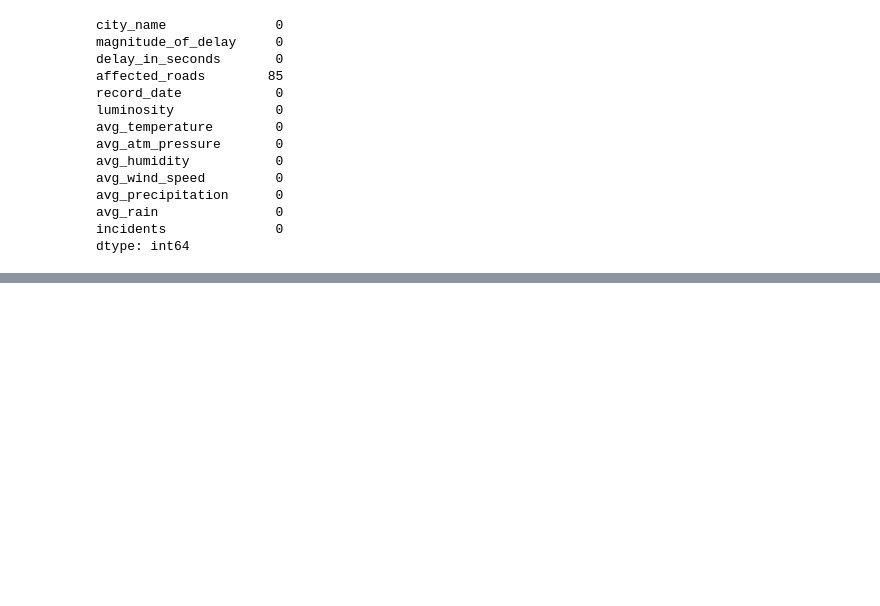
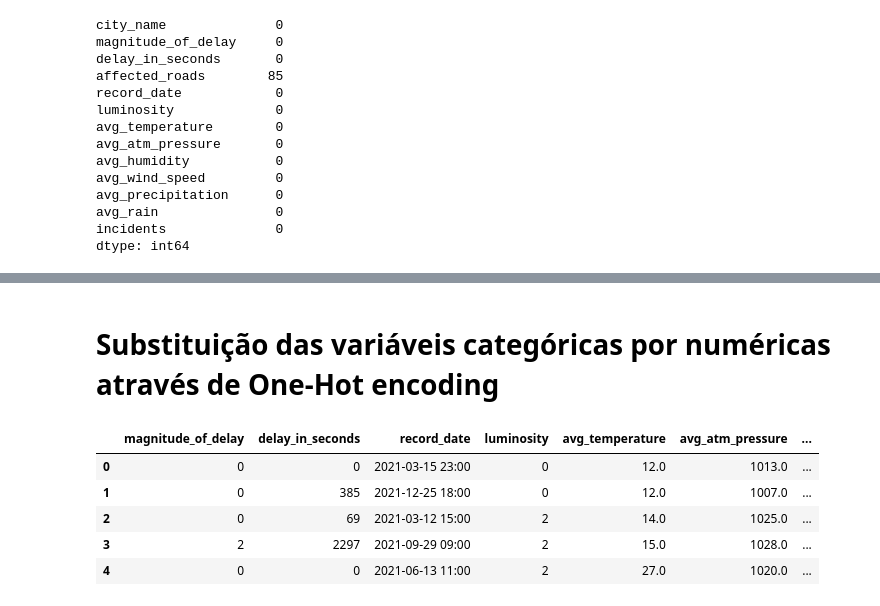
Before and after one commit to MiguelSantaCruz/DAA2022, a Jupyter notebook: Dataset Kaggle/trabalho_incidents.ipynb, the cells around one changed output, grey strips where cells are left out. Cells and saved outputs as stored; diff of their text form; code cells hidden in the pictures; blank space fills up the shorter version.

```diff
--- a/Dataset Kaggle/trabalho_incidents.ipynb
+++ b/Dataset Kaggle/trabalho_incidents.ipynb
@@ -116,0 +178,20 @@ dtype: int64
+# %% [markdown]
+# Substituição das variáveis categóricas por numéricas através de One-Hot encoding
+# %%
+replace_map_incidents = {"incidents" : {"None" : 0 , "Low" : 1,"Medium" : 2 , "High" : 3,"Very_High" : 4 }}
+replace_map_avg_rain = {"avg_rain" : {"Sem Chuva" : 0 , "chuva fraca" : 1,"chuva moderada" : 2 , "chuva forte" : 3 }}
+replace_map_avg_luminosity = {"luminosity" : {"DARK" : 0 , "LIGHT" : 2,"LOW_LIGHT" : 1 }}
+replace_map_avg_magnitude_of_delay = {"magnitude_of_delay" : {"UNDEFINED" : 0 ,"MODERATE" : 1 ,"MAJOR" : 2 }}
+
+training.replace(replace_map_incidents,inplace =True)
+training.replace(replace_map_avg_rain,inplace =True)
+training.replace(replace_map_avg_luminosity,inplace =True)
+training.replace(replace_map_avg_magnitude_of_delay,inplace =True)
+training.head()
+# %% [output]
+|  | magnitude_of_delay | delay_in_seconds | record_date | luminosity | avg_temperature | avg_atm_pressure | ... |
+| 0 | 0 | 0 | 2021-03-15 23:00 | 0 | 12.0 | 1013.0 | ... |
+| 1 | 0 | 385 | 2021-12-25 18:00 | 0 | 12.0 | 1007.0 | ... |
+| 2 | 0 | 69 | 2021-03-12 15:00 | 2 | 14.0 | 1025.0 | ... |
+| 3 | 2 | 2297 | 2021-09-29 09:00 | 2 | 15.0 | 1028.0 | ... |
+| 4 | 0 | 0 | 2021-06-13 11:00 | 2 | 27.0 | 1020.0 | ... |
```
Also changed, not shown: parts of 14 cells of this notebook.
